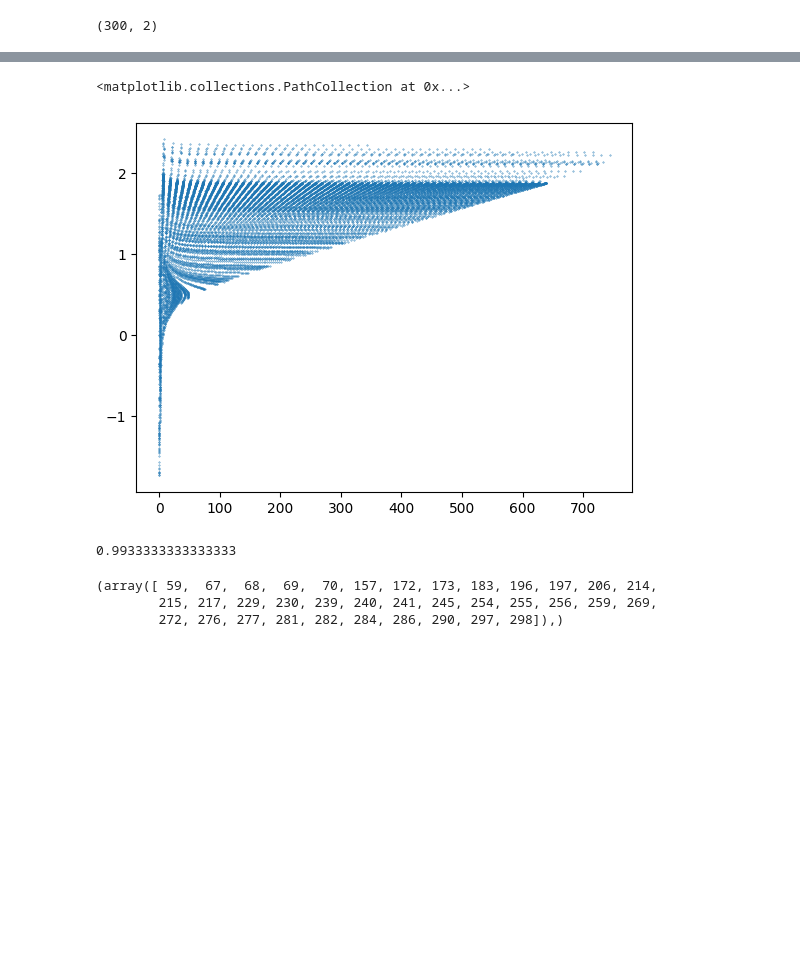
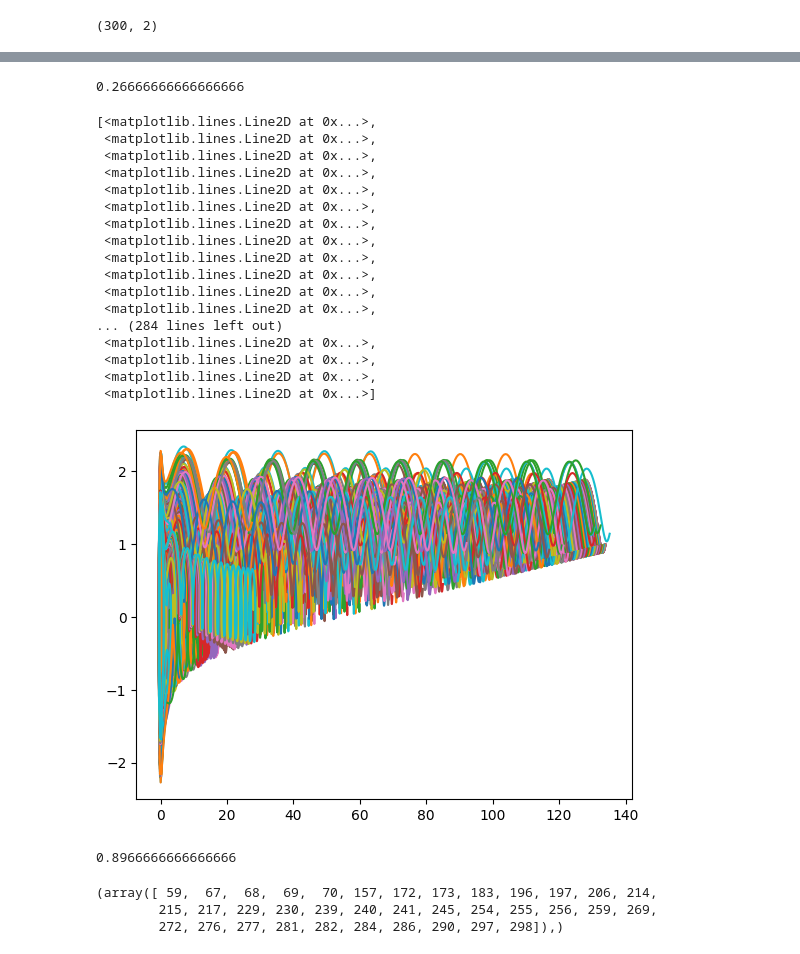
Before and after one commit to Gabriel-Amici/MorseCoulomb, a Jupyter notebook: notebooks/development/classes/dynamics_tests.ipynb, the cells around one changed output, grey strips where cells are left out. Saved outputs shown, nothing was run; the diff lists cells and outputs as text; code cells hidden in the pictures; blank space fills up the shorter version.

```diff
--- a/notebooks/development/classes/dynamics_tests.ipynb
+++ b/notebooks/development/classes/dynamics_tests.ipynb
@@ -13,7 +13,7 @@ from emerald.potentials.msc import MorseSoftCoulomb
 from emerald.potentials.soft_coulomb import SoftCoulomb
 # %%
 integ = ScipyIntegrator(method="RK45", rtol=1e-9, atol=1e-12)
-field = SinusoidField(amplitude=0.4, ang_frequency=0.8, phase=0.0)
+field = SinusoidField(amplitude=0.04, ang_frequency=0.8, phase=0.0)
 
 msc = MorseSoftCoulomb(alpha=0.5)
 sc = SoftCoulomb(alpha=0.5)
@@ -53,0 +54,6 @@ traj = integ.propagate(dyn, state0=states0, t_span=[0.0, 500.0], t_eval=np.arang
+# %%
+from emerald.classical.dynamics import ClassicalSystem
+
+system = ClassicalSystem(dyn, states0)
+# %%
+traj = system.propagate(integ, t_span=(0, 100), t_eval=np.linspace(0, 99, 500))
@@ -54,13 +67,33 @@ traj = integ.propagate(dyn, state0=states0, t_span=[0.0, 500.0], t_eval=np.arang
+# %%
+map.ionization_probability()
+# %% [output]
+0.26666666666666666
 # %%
-plt.scatter(traj.position, traj.momentum, s=0.1)
+plt.plot(traj.position, traj.momentum)
 # plt.xlim(2*rm, 2*rM)
 # %% [output]
-<matplotlib.collections.PathCollection at 0x...>
+[<matplotlib.lines.Line2D at 0x...>,
+ <matplotlib.lines.Line2D at 0x...>,
+ <matplotlib.lines.Line2D at 0x...>,
+ <matplotlib.lines.Line2D at 0x...>,
+ <matplotlib.lines.Line2D at 0x...>,
+ <matplotlib.lines.Line2D at 0x...>,
+ <matplotlib.lines.Line2D at 0x...>,
+ <matplotlib.lines.Line2D at 0x...>,
+ <matplotlib.lines.Line2D at 0x...>,
+ <matplotlib.lines.Line2D at 0x...>,
+ <matplotlib.lines.Line2D at 0x...>,
+ <matplotlib.lines.Line2D at 0x...>,
+... (284 lines left out)
+ <matplotlib.lines.Line2D at 0x...>,
+ <matplotlib.lines.Line2D at 0x...>,
+ <matplotlib.lines.Line2D at 0x...>,
+ <matplotlib.lines.Line2D at 0x...>]
-[figure, old version]
+[figure, new version]
 # %%
 traj.ionization_probability()
 # %% [output]
-0.9933333333333333
+0.8966666666666666
 # %%
 last_Es = traj.energy[-1, ...]
 # %%
```
Also changed, not shown: parts of 3 cells of this notebook, 5 other files.
